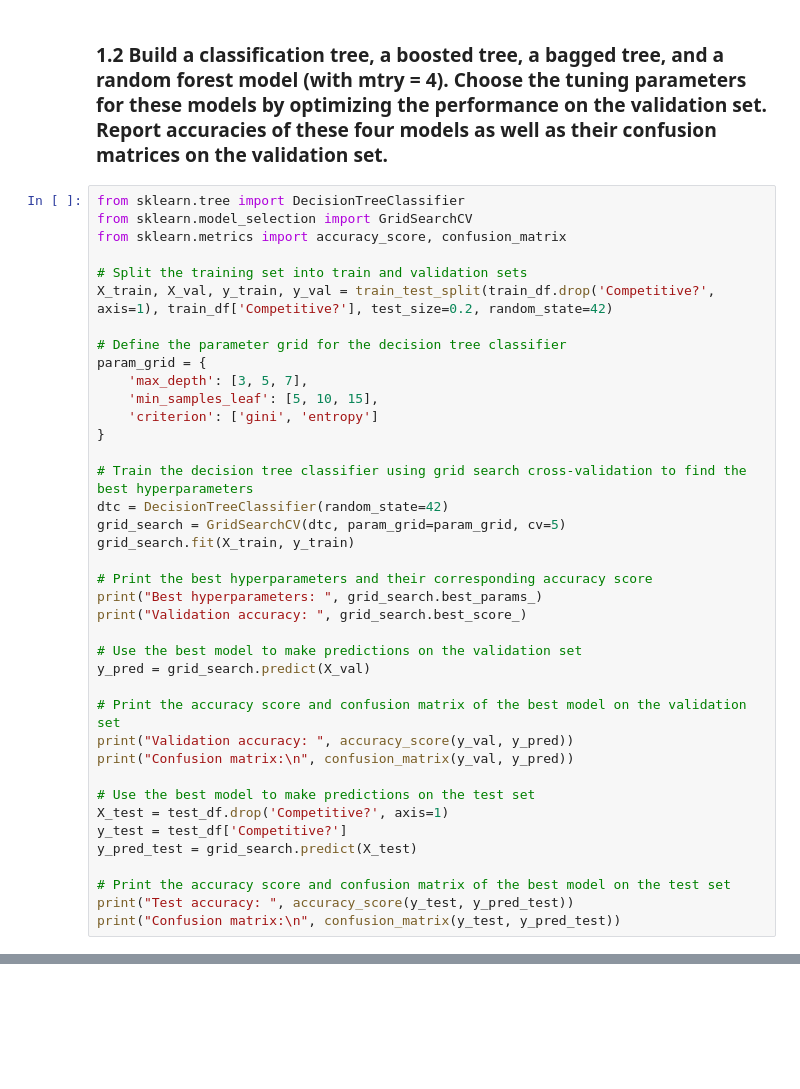
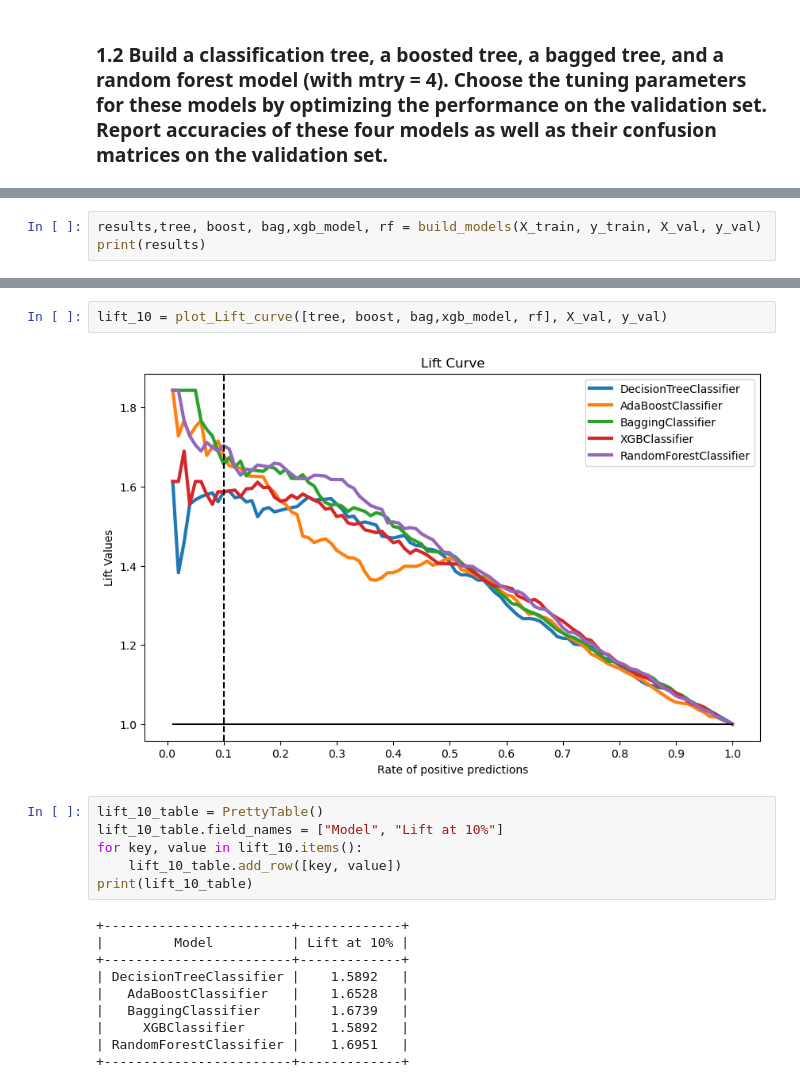
Before and after one commit to alanwake47/busn-41204-machine-learning, a Jupyter notebook: midterm/midterm_aman.ipynb, the cells around one changed output, grey strips where cells are left out. Drawn from its saved outputs; the diff is of its cells as text; blank space fills up the shorter version.

```diff
--- a/midterm/midterm_aman.ipynb
+++ b/midterm/midterm_aman.ipynb
@@ -154,41 +74,2 @@ Selected variables by forward step selection with lassoCV reg params:  ['ClosePr
 # %% [markdown]
 ### 1.2 Build a classification tree, a boosted tree, a bagged tree, and a random forest model (with mtry = 4). Choose the tuning parameters for these models by optimizing the performance on the validation set. Report accuracies of these four models as well as their confusion matrices on the validation set.
-# %%
-from sklearn.tree import DecisionTreeClassifier
-from sklearn.model_selection import GridSearchCV
-from sklearn.metrics import accuracy_score, confusion_matrix
-
-# Split the training set into train and validation sets
-X_train, X_val, y_train, y_val = train_test_split(train_df.drop('Competitive?', axis=1), train_df['Competitive?'], test_size=0.2, random_state=42)
-
-# Define the parameter grid for the decision tree classifier
-param_grid = {
-    'max_depth': [3, 5, 7],
-    'min_samples_leaf': [5, 10, 15],
-    'criterion': ['gini', 'entropy']
-}
-
-# Train the decision tree classifier using grid search cross-validation to find the best hyperparameters
-dtc = DecisionTreeClassifier(random_state=42)
-grid_search = GridSearchCV(dtc, param_grid=param_grid, cv=5)
-grid_search.fit(X_train, y_train)
-
-# Print the best hyperparameters and their corresponding accuracy score
-print("Best hyperparameters: ", grid_search.best_params_)
-print("Validation accuracy: ", grid_search.best_score_)
-
-# Use the best model to make predictions on the validation set
-y_pred = grid_search.predict(X_val)
-
-# Print the accuracy score and confusion matrix of the best model on the validation set
-print("Validation accuracy: ", accuracy_score(y_val, y_pred))
-print("Confusion matrix:\n", confusion_matrix(y_val, y_pred))
-
-# Use the best model to make predictions on the test set
-X_test = test_df.drop('Competitive?', axis=1)
-y_test = test_df['Competitive?']
-y_pred_test = grid_search.predict(X_test)
-
-# Print the accuracy score and confusion matrix of the best model on the test set
-print("Test accuracy: ", accuracy_score(y_test, y_pred_test))
-print("Confusion matrix:\n", confusion_matrix(y_test, y_pred_test))
@@ -199,0 +179,3 @@ You can try to debug the error by setting error_score='raise'.
+# %%
+results,tree, boost, bag,xgb_model, rf = build_models(X_train, y_train, X_val, y_val)
+print(results)
@@ -199,0 +260,20 @@ You can try to debug the error by setting error_score='raise'.
+# %%
+lift_10 = plot_Lift_curve([tree, boost, bag,xgb_model, rf], X_val, y_val)
+# %% [output]
+[figure, added]
+# %%
+lift_10_table = PrettyTable()
+lift_10_table.field_names = ["Model", "Lift at 10%"]
+for key, value in lift_10.items():
+    lift_10_table.add_row([key, value])
+print(lift_10_table)
+# %% [output]
++------------------------+-------------+
+|         Model          | Lift at 10% |
++------------------------+-------------+
+| DecisionTreeClassifier |    1.5892   |
+|   AdaBoostClassifier   |    1.6528   |
+|   BaggingClassifier    |    1.6739   |
+|     XGBClassifier      |    1.5892   |
+| RandomForestClassifier |    1.6951   |
++------------------------+-------------+
```
Also changed, not shown: parts of 90 cells of this notebook, 14 other files.
